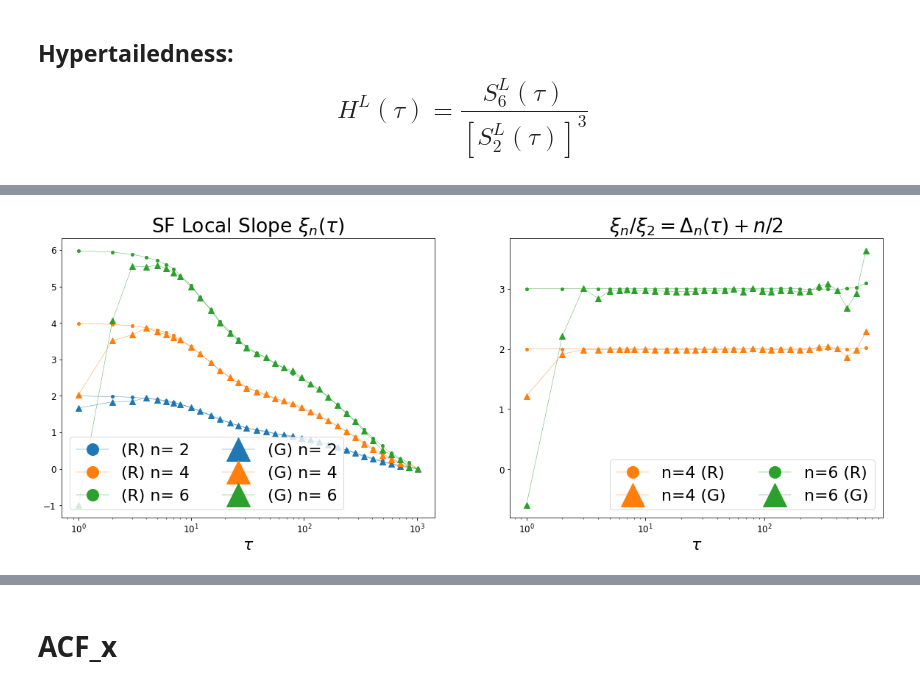
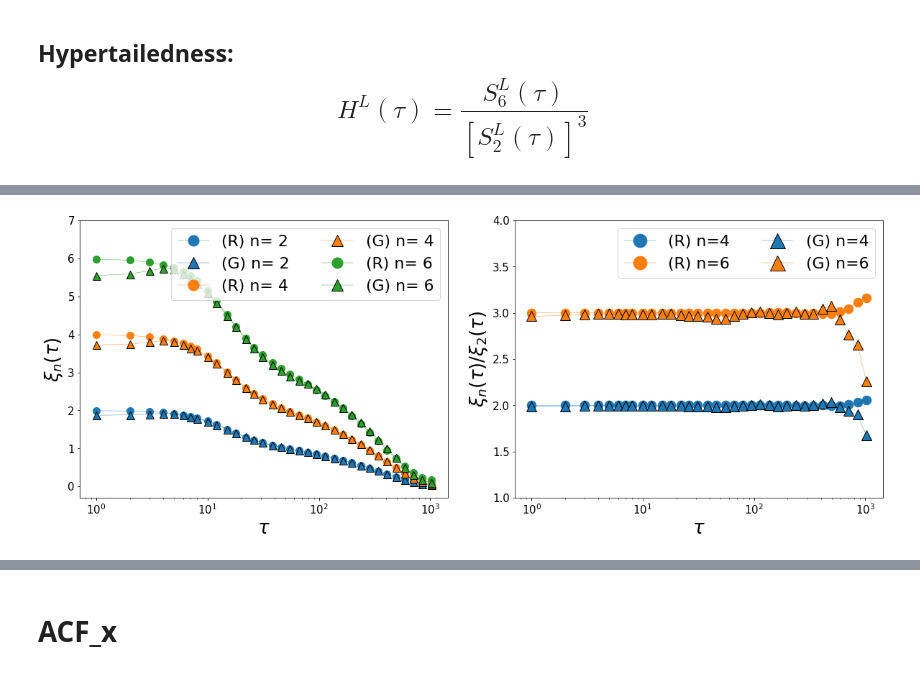
Before and after one commit to scarpma/gaussian, a Jupyter notebook: gan_test_gaussian.ipynb, the cells around one changed output, grey strips where cells are left out. Cells and saved outputs as stored; diff of their text form; code cells hidden in the pictures.

```diff
--- a/gan_test_gaussian.ipynb
+++ b/gan_test_gaussian.ipynb
@@ -413,47 +433,47 @@ plt.show()
 # %%
-struct_real_log = np.log(struct_real)
-struct_gen_log = np.log(struct_gen)
+marker_edge = {'markeredgewidth':1 , 'markeredgecolor':"black"}
+
 dl_struct_real = np.zeros(shape=struct_real.shape)
 dl_struct_gen = np.zeros(shape=struct_gen.shape)
-for ii in range(1,4):
-    for jj in range(struct_real.shape[0]-1):
-        dl_struct_real[jj,ii] = (np.log(struct_real[jj+1,ii]) - np.log(struct_real[jj,ii]))/(np.log(struct_real[jj+1,0])-np.log(struct_real[jj,0]))
-        dl_struct_gen[jj,ii] = (np.log(struct_gen[jj+1,ii]*semidisp**(ii*2)) - np.log(struct_gen[jj,ii]*semidisp**(ii*2)))/(np.log(struct_gen[jj+1,0])-np.log(struct_gen[jj,0]))
 
-plt.figure(figsize=(10*2,7))
+dl_struct_real[:,0] = struct_real[:,0]
+dl_struct_real[:,1:] =  np.gradient( np.log(struct_real[:,1:]), np.log(struct_real[:,0]), axis=0 )
+dl_struct_gen[:,0] = struct_gen[:,0]
+dl_struct_gen[:,1:] =  np.gradient( np.log(struct_gen[:,1:]), np.log(struct_gen[:,0]), axis=0  )
+
+plt.figure(figsize=(17,7))
 plt.subplot(1,2,1)
-plt.title("SF Local Slope $\\xi_n(\\tau)$")
+#plt.title("SF Local Slope $\\xi_n(\\tau)$")
+plt.ylabel("$\\xi_n(\\tau)$")
 #plt.yscale('log')
 plt.xscale('log')
 for ii in range(1,4):
-    plt.plot(struct_real[:,0],dl_struct_real[:,ii],label="(R) n= "+str((ii)*2),marker='.',lw=0.4,ms=8, color='C'+str(ii-1))
-for ii in range(1,4):
-    plt.plot(struct_gen[:,0],dl_struct_gen[:,ii],label="(G) n= "+str((ii)*2),marker='^',lw=0.4,ms=8, color='C'+str(ii-1))
-plt.legend(ncol=2)
+    plt.plot(dl_struct_real[:,0],dl_struct_real[:,ii],label="(R) n= "+str((ii)*2),marker='.',lw=0.4,ms=20, color='C'+str(ii-1))
+    plt.plot(dl_struct_gen[:,0],dl_struct_gen[:,ii],label="(G) n= "+str((ii)*2),marker='^',lw=0.4,ms=11, color='C'+str(ii-1), **marker_edge)
+plt.legend(markerscale=1.5,ncol=2)
 plt.xlabel("$\\tau$")
-
+plt.ylim([-0.3,7])
 #plt.tight_layout()
 
 plt.subplot(1,2,2)
-plt.title("$ \\xi_n / \\xi_2 = \\Delta_n(\\tau) + n/2$")
+#plt.title("$ \\xi_n / \\xi_2 = \\Delta_n(\\tau) + n/2$")
 plt.xscale('log')
-
-plt.plot(struct_real[:-2,0],dl_struct_real[:-2,2]/dl_struct_real[:-2,1],label="n=4 (R)",marker='.',lw=0.4,ms=8, color='C1')
-plt.plot(struct_gen[:-2,0],dl_struct_gen[:-2,2]/dl_struct_gen[:-2,1],label="n=4 (G)",marker='^',lw=0.4,ms=8, color='C1')
-#plt.plot(struct_real[:-2,0], [4./2.]*len(struct_real[:-2,0]),lw=1, color='C1')
+plt.ylabel("$\\xi_n(\\tau)/ \\xi_2(\\tau)$")
 
 
-plt.plot(struct_real[:-2,0],dl_struct_real[:-2,3]/dl_struct_real[:-2,1],label="n=6 (R)",marker='.',lw=0.4,ms=8, color='C2')
-plt.plot(struct_gen[:-2,0],dl_struct_gen[:-2,3]/dl_struct_gen[:-2,1],label="n=6 (G)",marker='^',lw=0.4,ms=8, color='C2')
-#plt.plot(struct_real[:-2,0], [6./2.]*len(struct_real[:-2,0]),lw=1, color='C2')
+plt.plot(dl_struct_real[:,0],dl_struct_real[:,2]/dl_struct_real[:,1],label="(R) n=4",marker='.',lw=0.4,ms=25, color='C0')
+plt.ylim([1,4])
+plt.plot(dl_struct_real[:,0],dl_struct_real[:,3]/dl_struct_real[:,1],label="(R) n=6",marker='.',lw=0.4,ms=25, color='C1')
 
+plt.plot(dl_struct_gen[:,0],dl_struct_gen[:,2]/dl_struct_gen[:,1],label="(G) n=4",marker='^',lw=0.4,ms=14, color='C0', **marker_edge)
+plt.plot(dl_struct_gen[:,0],dl_struct_gen[:,3]/dl_struct_gen[:,1],label="(G) n=6",marker='^',lw=0.4,ms=14, color='C1', **marker_edge)
 
-plt.legend(ncol=2)
+plt.legend(ncol=2,markerscale=1.5)
 plt.xlabel("$\\tau$")
-plt.savefig(f"plots/wgangp_{run}/struct_func_loc_slope_comp_gen_{run}_{number}",fmt="png",dpi=60)
-plt.show()
+plt.tight_layout()
+plt.savefig(f"ou_gan_sf_locslope_we_run19",fmt="png",dpi=60)
 # %% [output]
-[figure, old version]
+[figure, new version]
 # %%
 plt.figure(figsize=(10,7))
 plt.title("Flatness S4/S2^2 (K for Kurtosis)\nand S6/S2^3 (H for Hypertailedness)")
```
Also changed, not shown: parts of 32 cells of this notebook, 22 other files.
